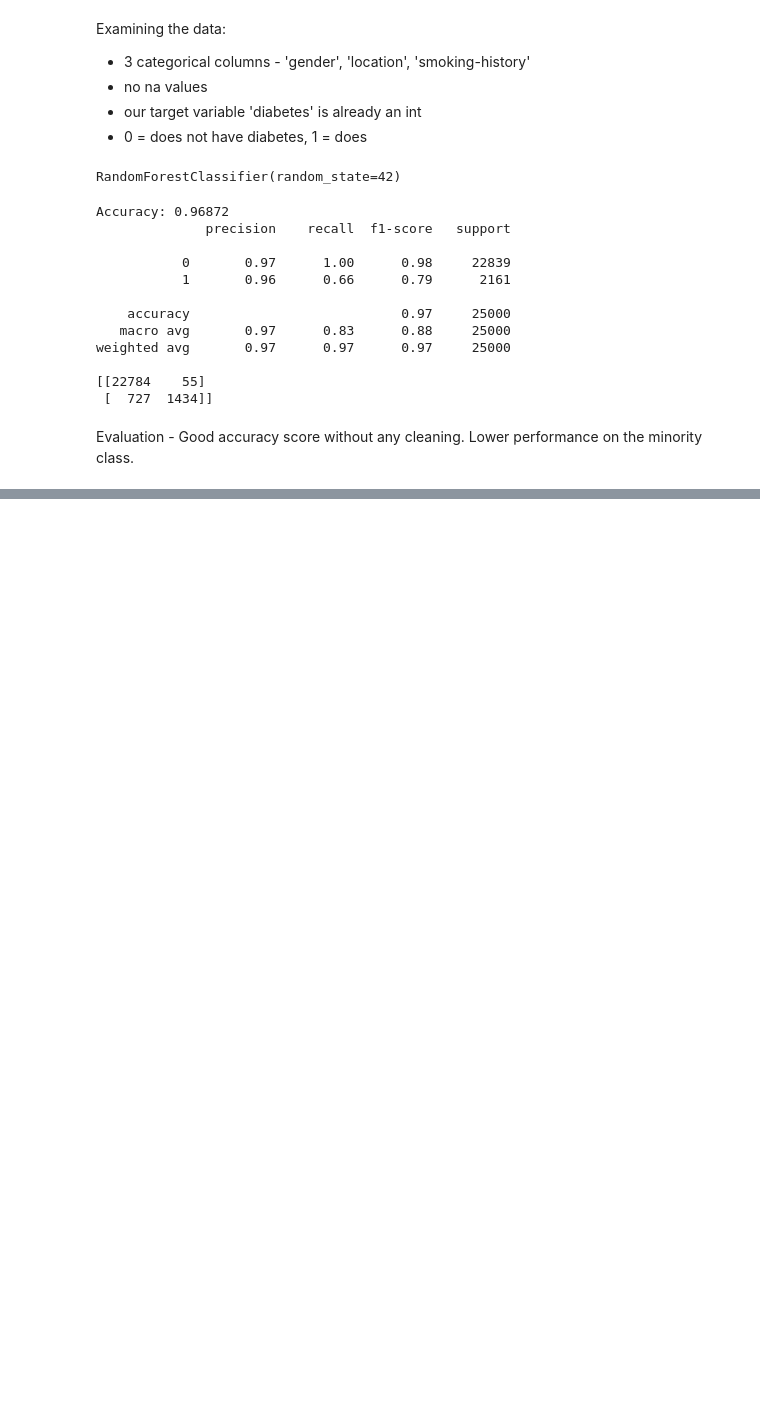
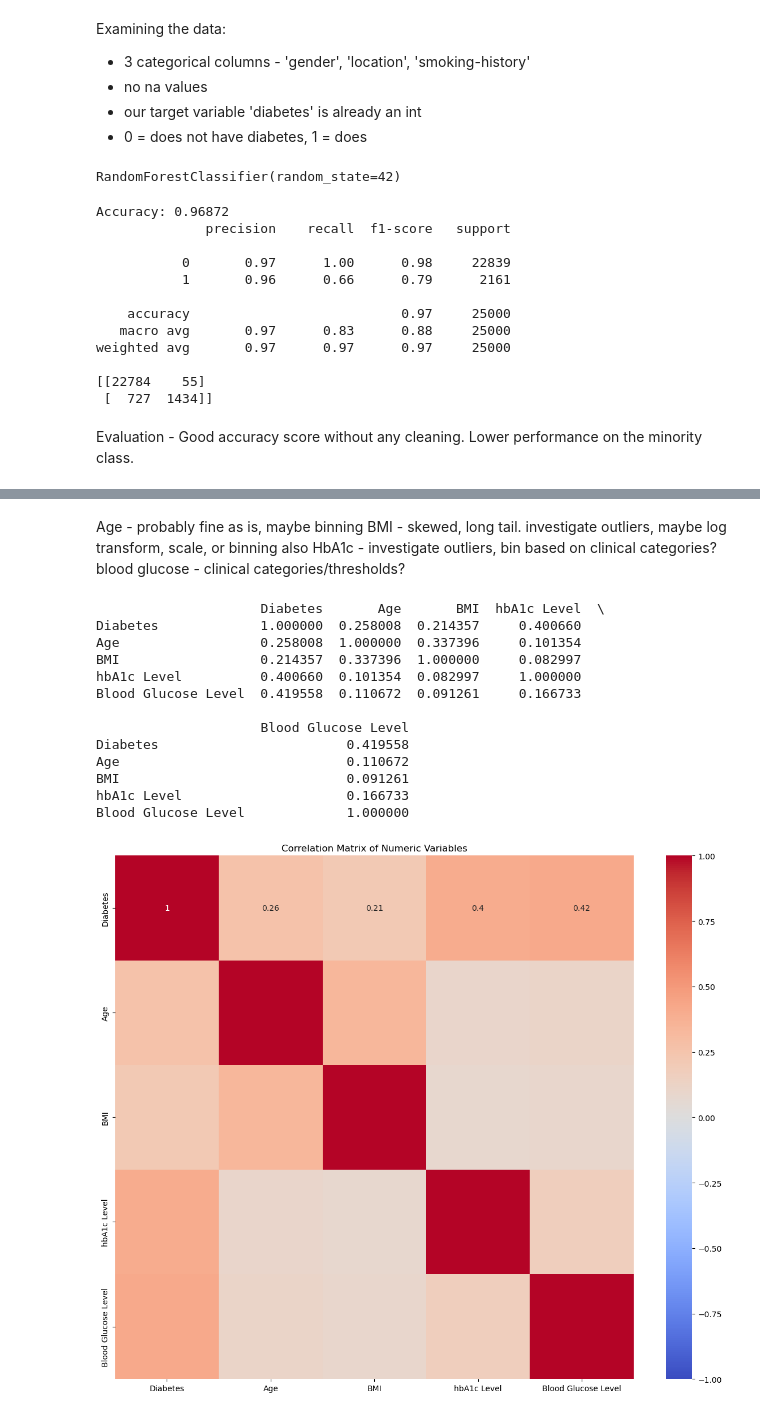
Before and after one commit to piiop/group-project-2, a Jupyter notebook: analysis.ipynb, the cells around one changed output, grey strips where cells are left out. Cells and saved outputs as stored; diff of their text form; code cells hidden in the pictures; blank space fills up the shorter version.

```diff
--- a/analysis.ipynb
+++ b/analysis.ipynb
@@ -189,0 +255,38 @@ Name: proportion, dtype: float64
+# %% [markdown]
+Age - probably fine as is, maybe binning
+BMI - skewed, long tail. investigate outliers, maybe log transform, scale, or binning also
+HbA1c - investigate outliers, bin based on clinical categories?
+blood glucose - clinical categories/thresholds?
+# %%
+# Create a Correlation matrix to examine numeric columns relationship with target
+
+# Select numeric columns
+numeric_columns = ['Diabetes','Age', 'BMI', 'hbA1c Level', 'Blood Glucose Level']
+numeric_df = df[numeric_columns]
+
+correlation_matrix = numeric_df.corr()
+
+# Print the correlation matrix
+print(correlation_matrix)
+
+# Create a heatmap of the correlation matrix
+plt.figure(figsize=(12, 10))
+sns.heatmap(correlation_matrix, annot=True, cmap='coolwarm', vmax=1, vmin=-1, center=0)
+plt.title('Correlation Matrix of Numeric Variables')
+plt.tight_layout()
+plt.show()
+# %% [output]
+                     Diabetes       Age       BMI  hbA1c Level  \
+Diabetes             1.000000  0.258008  0.214357     0.400660
+Age                  0.258008  1.000000  0.337396     0.101354
+BMI                  0.214357  0.337396  1.000000     0.082997
+hbA1c Level          0.400660  0.101354  0.082997     1.000000
+Blood Glucose Level  0.419558  0.110672  0.091261     0.166733
+
+                     Blood Glucose Level
+Diabetes                        0.419558
+Age                             0.110672
+BMI                             0.091261
+hbA1c Level                     0.166733
+Blood Glucose Level             1.000000
+[figure, added]
```
Also changed, not shown: parts of 18 cells of this notebook.
